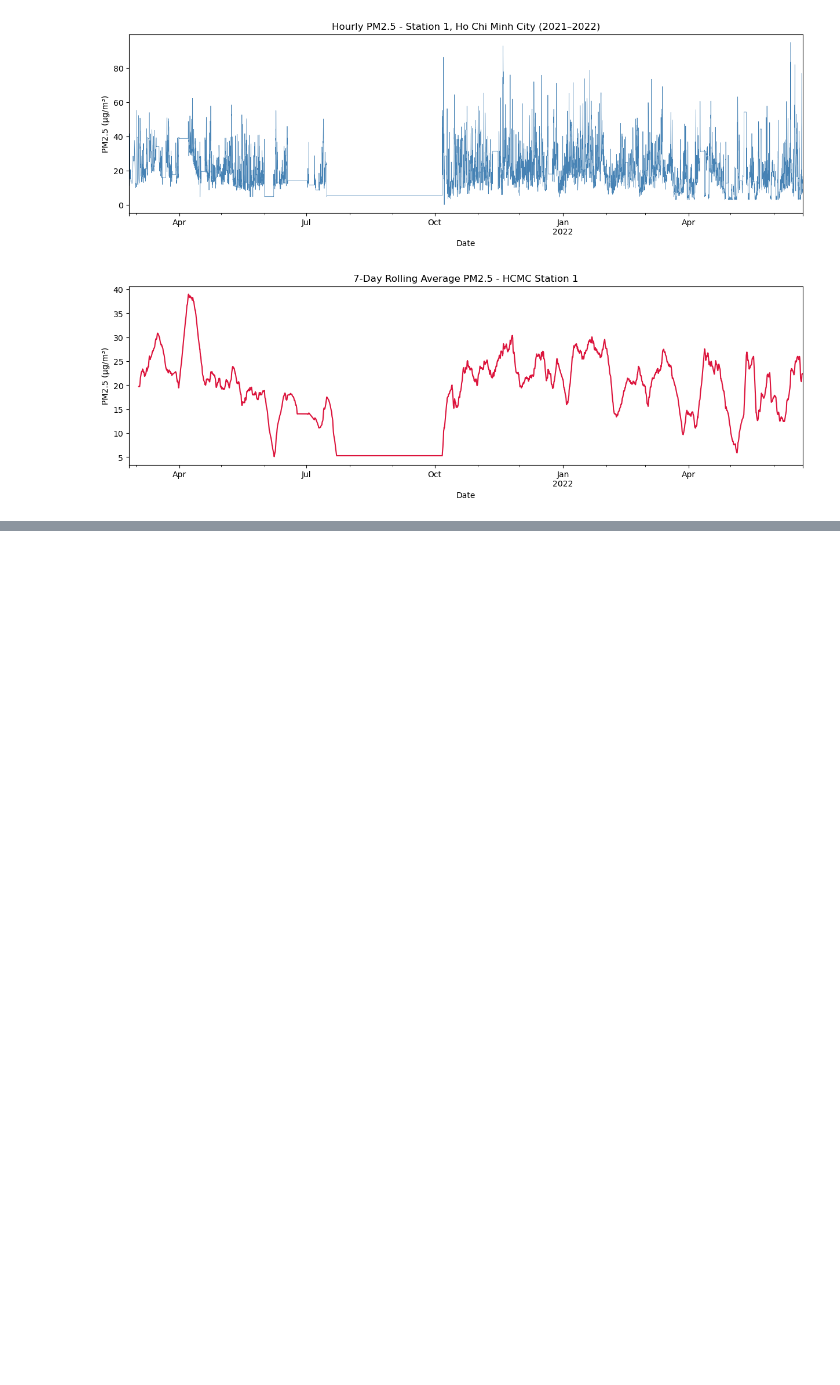
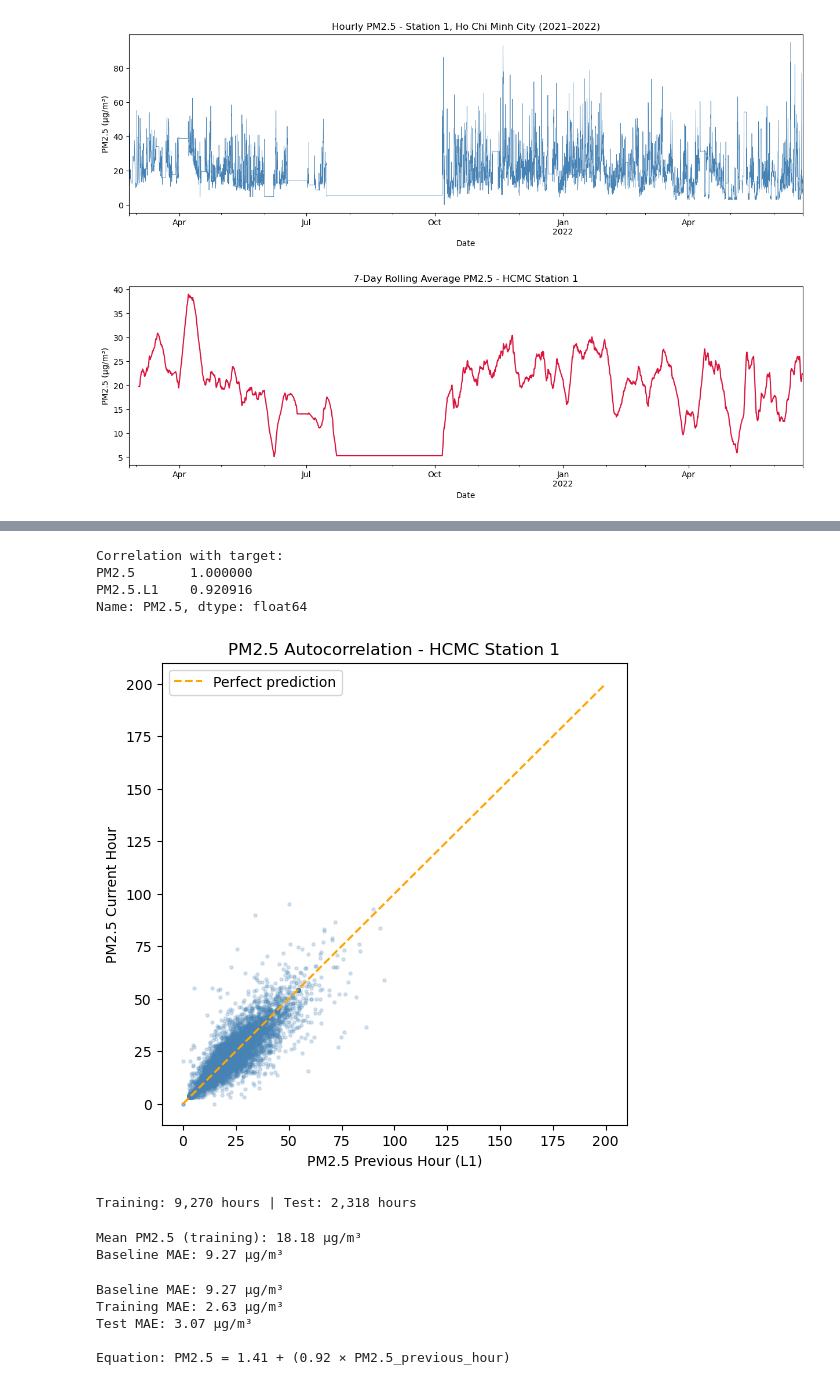
Before and after one commit to AJ-MH/Data-Science-Machine-Learning, a Jupyter notebook: hcmc-air-quality-forecasting/hcmc_air_quality_forecasting.ipynb, the cells around one changed output, grey strips where cells are left out. Drawn from its saved outputs; the diff is of its cells as text; code cells hidden in the pictures; blank space fills up the shorter version.

Commit message:
Model 1: linear regression with lag feature and autocorrelation analysis

```diff
--- a/hcmc-air-quality-forecasting/hcmc_air_quality_forecasting.ipynb
+++ b/hcmc-air-quality-forecasting/hcmc_air_quality_forecasting.ipynb
@@ -242,0 +249,8 @@ plt.show()
+# %%
+# Build DataFrame with target and lag-1 feature
+df_lr = y.to_frame(name='PM2.5')
+df_lr['PM2.5.L1'] = df_lr['PM2.5'].shift(1)  # previous hour
+df_lr.dropna(inplace=True)
+
+print('Shape:', df_lr.shape)
+df_lr.head()
@@ -242,0 +266,62 @@ plt.show()
+# %%
+# Correlation matrix
+print('Correlation with target:')
+print(df_lr.corr()['PM2.5'])
+# %% [output]
+Correlation with target:
+PM2.5       1.000000
+PM2.5.L1    0.920916
+Name: PM2.5, dtype: float64
+# %%
+# Autocorrelation scatter: current vs previous hour
+fig, ax = plt.subplots(figsize=(6, 6))
+ax.scatter(df_lr['PM2.5.L1'], df_lr['PM2.5'], alpha=0.2, s=5, color='steelblue')
+ax.plot([0, 200], [0, 200], linestyle='--', color='orange', label='Perfect prediction')
+plt.xlabel('PM2.5 Previous Hour (L1)')
+plt.ylabel('PM2.5 Current Hour')
+plt.title('PM2.5 Autocorrelation - HCMC Station 1')
+plt.legend()
+plt.show()
+# %% [output]
+[figure, added]
+# %%
+# Split
+X = df_lr[['PM2.5.L1']]
+y_full = df_lr['PM2.5']
+
+cutoff = int(len(X) * 0.8)
+X_train, y_train = X.iloc[:cutoff], y_full.iloc[:cutoff]
+X_test, y_test = X.iloc[cutoff:], y_full.iloc[cutoff:]
+
+print(f'Training: {len(X_train):,} hours | Test: {len(X_test):,} hours')
+# %% [output]
+Training: 9,270 hours | Test: 2,318 hours
+# %%
+# Baseline
+mae_baseline = mean_absolute_error(y_train, [y_train.mean()] * len(y_train))
+print('Mean PM2.5 (training): {:.2f} µg/m³'.format(y_train.mean()))
+print('Baseline MAE: {:.2f} µg/m³'.format(mae_baseline))
+# %% [output]
+Mean PM2.5 (training): 18.18 µg/m³
+Baseline MAE: 9.27 µg/m³
+# %%
+# Train model and evaluate
+lr_model = LinearRegression()
+lr_model.fit(X_train, y_train)
+
+train_mae = mean_absolute_error(y_train, lr_model.predict(X_train))
+test_mae_lr = mean_absolute_error(y_test, lr_model.predict(X_test))
+
+print('Baseline MAE: {:.2f} µg/m³'.format(mae_baseline))
+print('Training MAE: {:.2f} µg/m³'.format(train_mae))
+print('Test MAE: {:.2f} µg/m³'.format(test_mae_lr))
+
+intercept = lr_model.intercept_.round(2)
+coefficient = lr_model.coef_.round(2)[0]
+print(f'\nEquation: PM2.5 = {intercept} + ({coefficient} × PM2.5_previous_hour)')
+# %% [output]
+Baseline MAE: 9.27 µg/m³
+Training MAE: 2.63 µg/m³
+Test MAE: 3.07 µg/m³
+
+Equation: PM2.5 = 1.41 + (0.92 × PM2.5_previous_hour)
```
Also changed, not shown: parts of 5 cells of this notebook.
